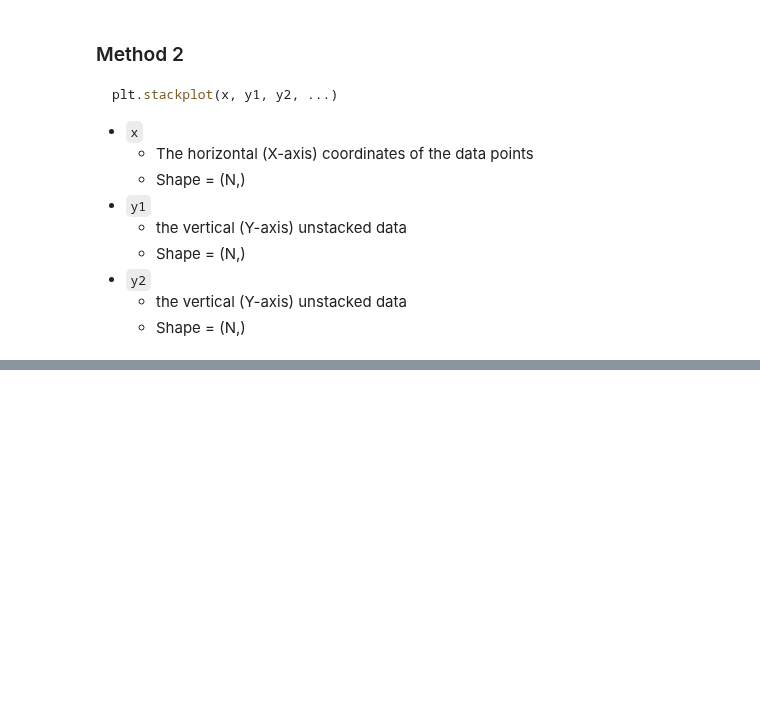
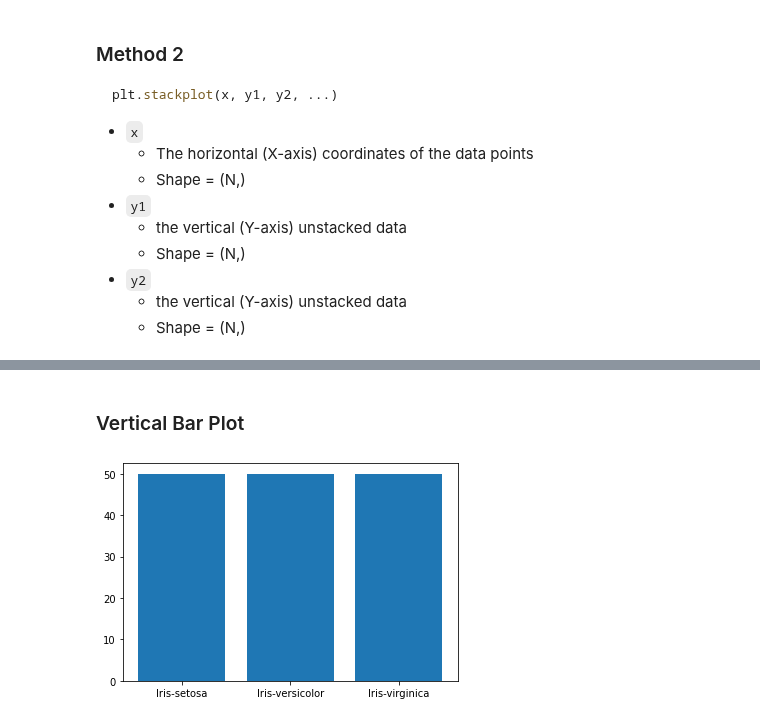
Before and after one commit to adhang/data-science-digital-skola, a Jupyter notebook: 15. Intermediate Visualization/Homework - Intermediate Visualization.ipynb, the cells around one changed output, grey strips where cells are left out. Cells and saved outputs as stored; diff of their text form; code cells hidden in the pictures; blank space fills up the shorter version.

```diff
--- a/15. Intermediate Visualization/Homework - Intermediate Visualization.ipynb
+++ b/15. Intermediate Visualization/Homework - Intermediate Visualization.ipynb
@@ -115,0 +209,9 @@ plt.stackplot(x, y1, y2, ...)
+# %% [markdown]
+### Vertical Bar Plot
+# %%
+species_count = data['Species'].value_counts()
+
+plt.bar(x=species_count.index, height=species_count)
+plt.show()
+# %% [output]
+[figure, added]
```
Also changed, not shown: parts of 32 cells of this notebook.
